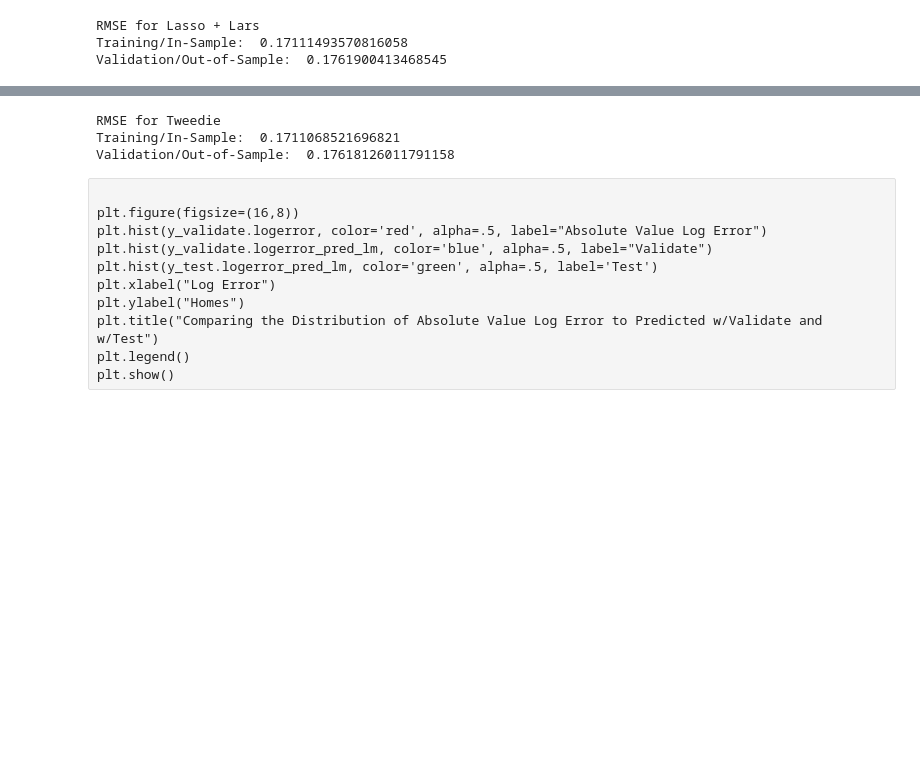
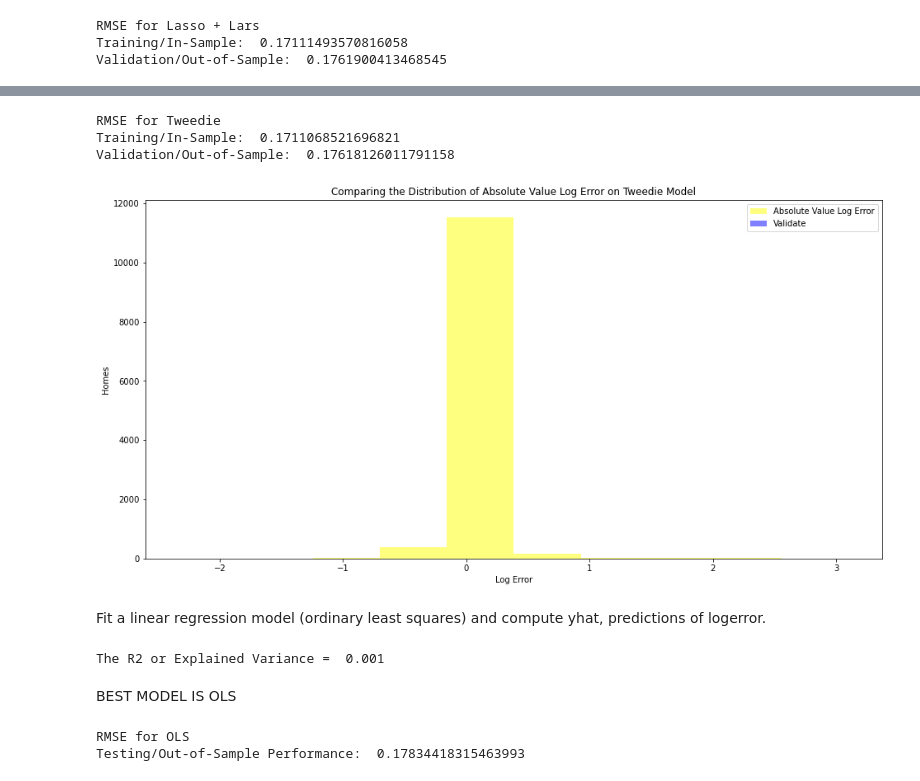
Before and after one commit to Michael-Mesa-Rae-Downen/project-3-clustering, a Jupyter notebook: modeling.ipynb, the cells around one changed output, grey strips where cells are left out. Saved outputs shown, nothing was run; the diff lists cells and outputs as text; code cells hidden in the pictures; blank space fills up the shorter version.

```diff
--- a/modeling.ipynb
+++ b/modeling.ipynb
@@ -232,20 +254,30 @@ def tweedie(X_train_scaled, X_validate_scaled, X_test_scaled, y_train, y_validat
     print("RMSE for Tweedie\nTraining/In-Sample: ", rmse_train,
           "\nValidation/Out-of-Sample: ", rmse_validate)
           #"\nTesting/Out-of-Sample Performance: ", rmse_test)
-# %%
-tweedie(X_train_scaled, X_validate_scaled, X_test_scaled, y_train, y_validate, y_test)
-# %% [output]
-RMSE for Tweedie
-Training/In-Sample:  0.1711068521696821
-Validation/Out-of-Sample:  0.17618126011791158
-# %% [raw]
-
-plt.figure(figsize=(16,8))
-plt.hist(y_validate.logerror, color='red', alpha=.5, label="Absolute Value Log Error")
-plt.hist(y_validate.logerror_pred_lm, color='blue', alpha=.5, label="Validate")
-plt.hist(y_test.logerror_pred_lm, color='green', alpha=.5, label='Test')
-plt.xlabel("Log Error")
-plt.ylabel("Homes")
-plt.title("Comparing the Distribution of Absolute Value Log Error to Predicted w/Validate and w/Test")
-plt.legend()
-plt.show()
+# %%
+tweedie()
+# %% [output]
+RMSE for Tweedie
+Training/In-Sample:  0.1711068521696821
+Validation/Out-of-Sample:  0.17618126011791158
+# %%
+
+plt.figure(figsize=(16,8))
+plt.hist(y_validate.logerror, color='yellow', alpha=.5, label="Absolute Value Log Error")
+plt.hist(y_validate.logerror_pred_glm, color='blue', alpha=.5, label="Validate")
+plt.xlabel("Log Error")
+plt.ylabel("Homes")
+plt.title("Comparing the Distribution of Absolute Value Log Error on Tweedie Model")
+plt.legend()
+plt.show()
+# %% [output]
+[figure, added]
+# %% [markdown]
+Fit a linear regression model (ordinary least squares) and compute yhat, predictions of logerror.
+# %%
+evs = explained_variance_score(y_train.logerror, y_train.logerror_pred_lm)
+print('The R2 or Explained Variance = ', round(evs,3))
+# %% [output]
+The R2 or Explained Variance =  0.001
+# %% [markdown]
+BEST MODEL IS OLS
@@ -251,0 +300,5 @@ plt.show()
+# %%
+ols_test()
+# %% [output]
+RMSE for OLS
+Testing/Out-of-Sample Performance:  0.17834418315463993
```
Also changed, not shown: parts of 28 cells of this notebook, 1 other file.
